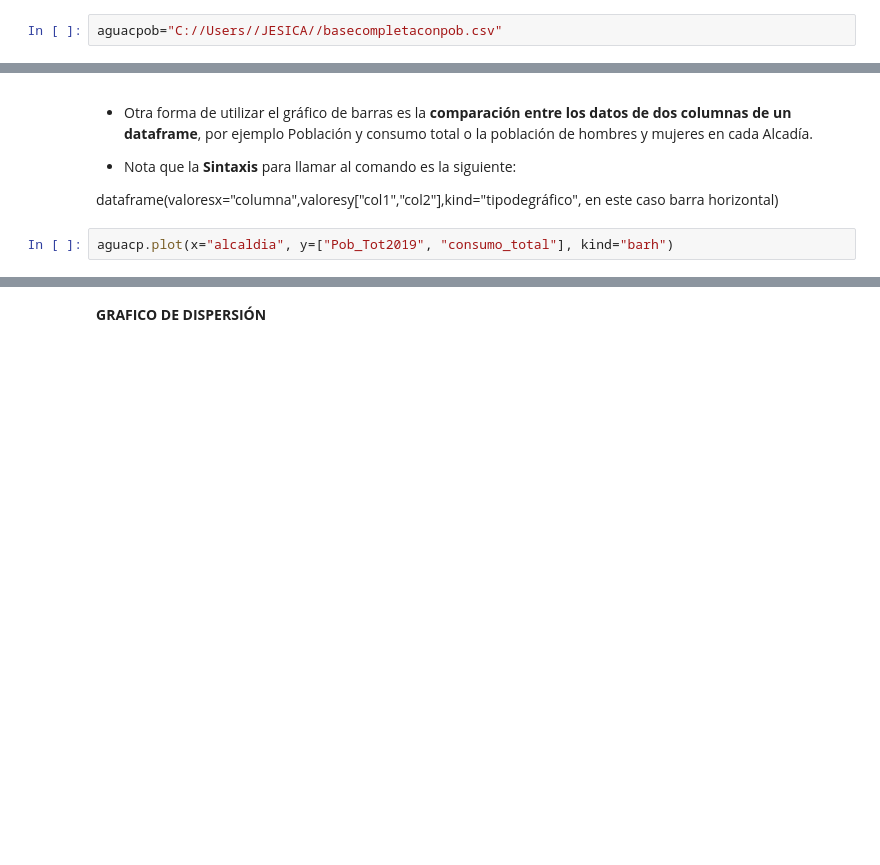
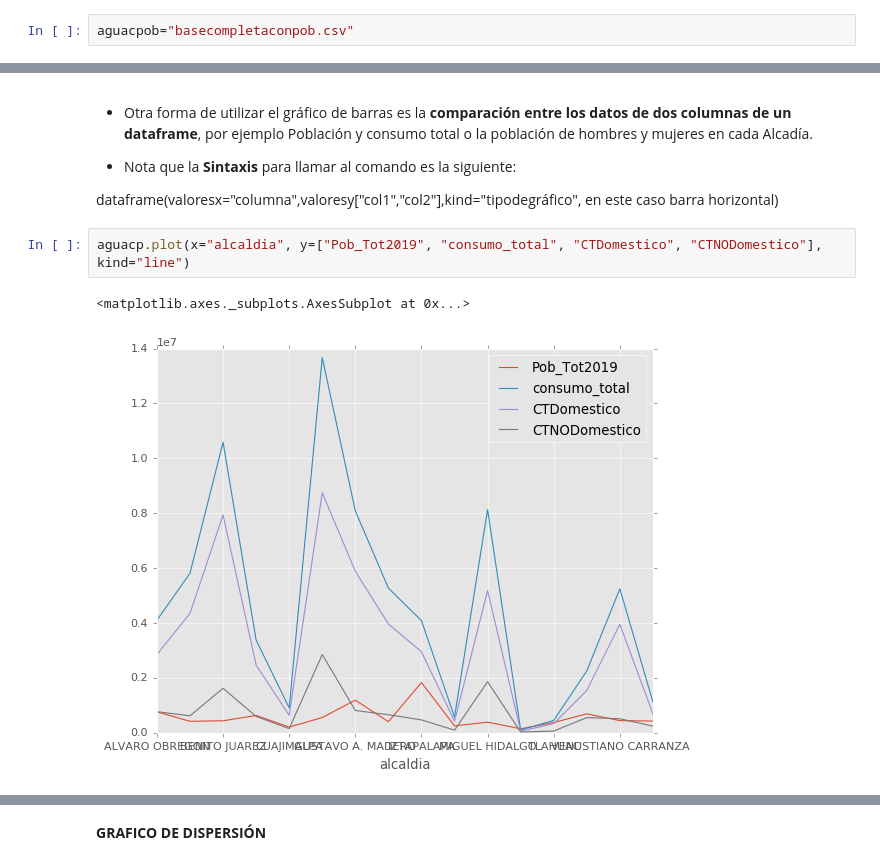
Before and after one commit to benjov/Econometria_II_Primavera_2019, a Jupyter notebook: Clase_00/CLASE GRÁFICAS CON MATPLOTLIB-Alumnos.ipynb, the cells around one changed output, grey strips where cells are left out. Saved outputs shown, nothing was run; the diff lists cells and outputs as text; blank space fills up the shorter version.

```diff
--- a/Clase_00/CLASE GRÁFICAS CON MATPLOTLIB-Alumnos.ipynb
+++ b/Clase_00/CLASE GRÁFICAS CON MATPLOTLIB-Alumnos.ipynb
@@ -168,7 +206,7 @@ plt.show()
 # %% [markdown]
 Ya que tenemos los comandos básicos para graficar,utilicemos nuestro DataFrame de consumo de agua para aprender cómo utilizar distintos tipos de representaciones de datos
 # %%
-aguacpob="C://Users//JESICA//basecompletaconpob.csv"
+aguacpob="basecompletaconpob.csv"
 # %%
 aguacp = pd.read_csv(aguacpob,encoding="UTF-8")
 aguacp
@@ -236,5 +340,8 @@ plt.show()
 
 dataframe(valoresx="columna",valoresy["col1","col2"],kind="tipodegráfico", en este caso barra horizontal)
 # %%
-aguacp.plot(x="alcaldia", y=["Pob_Tot2019", "consumo_total"], kind="barh")
+aguacp.plot(x="alcaldia", y=["Pob_Tot2019", "consumo_total", "CTDomestico", "CTNODomestico"], kind="line")
+# %% [output]
+<matplotlib.axes._subplots.AxesSubplot at 0x...>
+[figure, added]
 # %%
```
Also changed, not shown: parts of 29 cells of this notebook, 15 other files.
